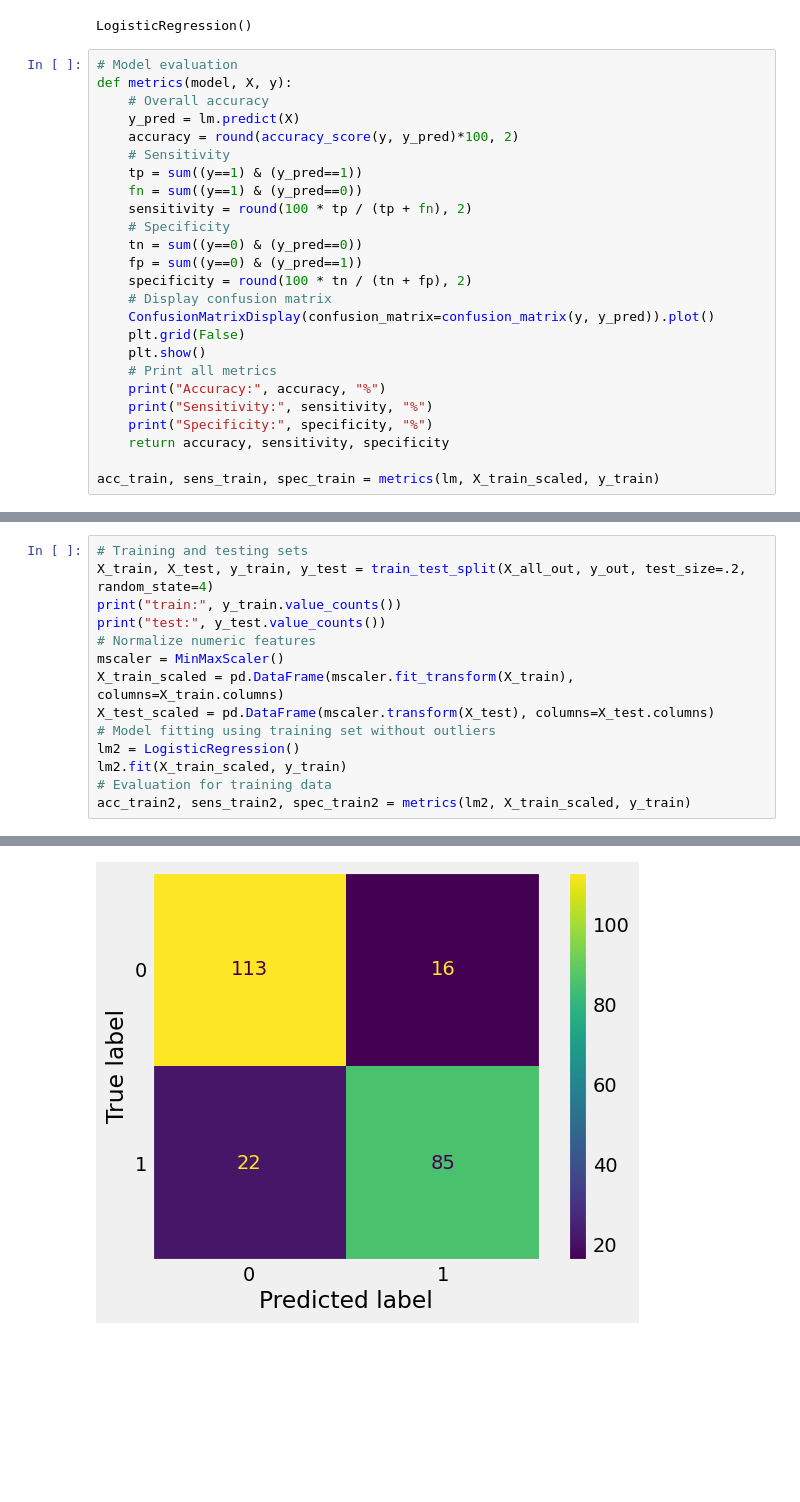
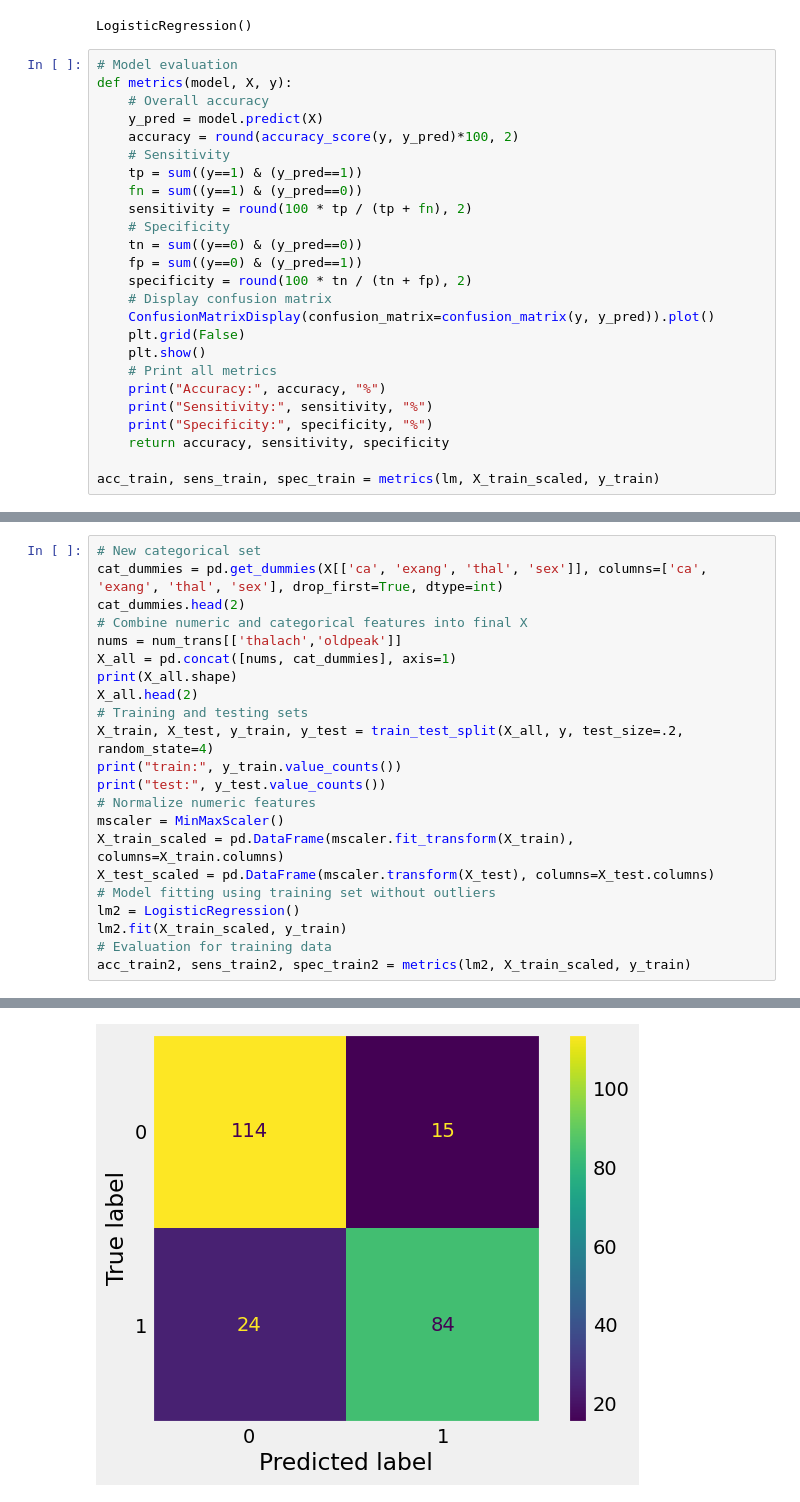
Before and after one commit to moscmh/heartdisease_by_logisticregression, a Jupyter notebook: heart.ipynb, the cells around one changed output, grey strips where cells are left out. Saved outputs shown, nothing was run; the diff lists cells and outputs as text; blank space fills up the shorter version.

```diff
--- a/heart.ipynb
+++ b/heart.ipynb
@@ -328,7 +329,7 @@ LogisticRegression()
 # Model evaluation
 def metrics(model, X, y):
     # Overall accuracy
-    y_pred = lm.predict(X)
+    y_pred = model.predict(X)
     accuracy = round(accuracy_score(y, y_pred)*100, 2)
     # Sensitivity
     tp = sum((y==1) & (y_pred==1))
@@ -365,6 +362,14 @@ y_out = y.drop(index=indexes)
 # %%
+# New categorical set
+cat_dummies = pd.get_dummies(X[['ca', 'exang', 'thal', 'sex']], columns=['ca', 'exang', 'thal', 'sex'], drop_first=True, dtype=int)
+cat_dummies.head(2)
+# Combine numeric and categorical features into final X
+nums = num_trans[['thalach','oldpeak']]
+X_all = pd.concat([nums, cat_dummies], axis=1)
+print(X_all.shape)
+X_all.head(2)
 # Training and testing sets
-X_train, X_test, y_train, y_test = train_test_split(X_all_out, y_out, test_size=.2, random_state=4)
+X_train, X_test, y_train, y_test = train_test_split(X_all, y, test_size=.2, random_state=4)
 print("train:", y_train.value_counts())
 print("test:", y_test.value_counts())
 # Normalize numeric features
@@ -386,3 +392,3 @@ test: num
 1    29
 Name: count, dtype: int64
-[figure, old version]
+[figure, new version]
```
Also changed, not shown: parts of 5 cells of this notebook.
